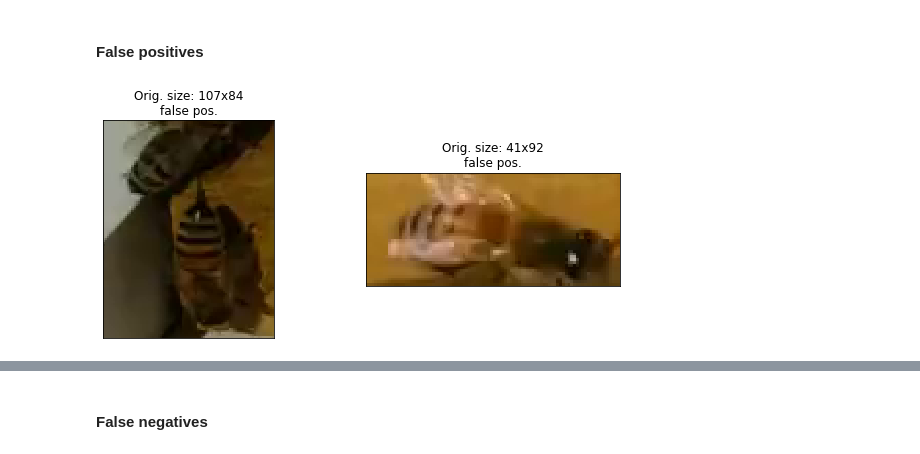
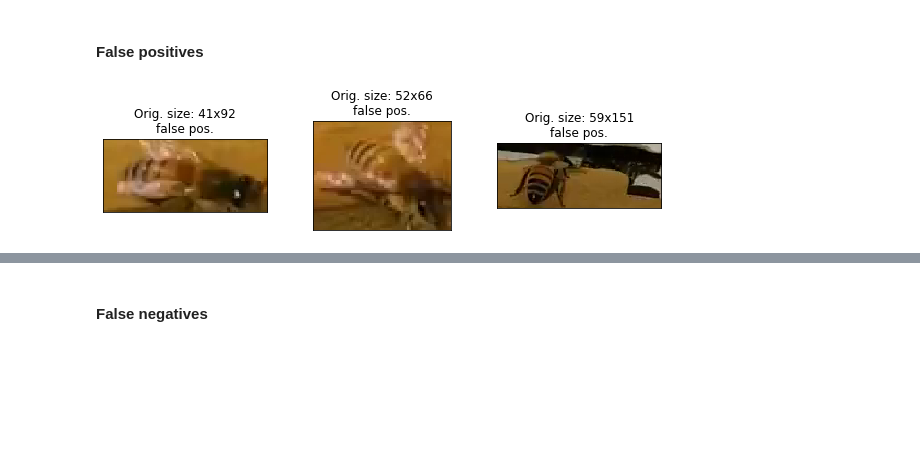
Before and after one commit to Shaddyjr/bee-image-classifier, a Jupyter notebook: code/project_notebook.ipynb, the cells around one changed output, grey strips where cells are left out. Saved outputs shown, nothing was run; the diff lists cells and outputs as text; code cells hidden in the pictures; blank space fills up the shorter version.

Commit message:
54x50 images redo

```diff
--- a/code/project_notebook.ipynb
+++ b/code/project_notebook.ipynb
@@ -784,6 +778,9 @@ By using the original (standardized) images, we can effectively set a basis for
 # %% [markdown]
 ### No Transformation Model Preparation
 # %%
+MODEL_PATH = "../models"
+model_name = "original"
+
 datagen_params = dict()
 
 datagens = create_datagens(
@@ -805,16 +802,19 @@ grid_params = {
     "epochs"          : [50]
 }
 
-best_original_model = gridSearchCNN(
-    datagens = datagens,
-    grid_params = grid_params,
-    random_state=random_state,
-    optimizer = RMSprop(lr=0.0001, decay=1e-6),
-    save_best = True
-)
+# best_original_model = gridSearchCNN(
+#     datagens     = datagens,
+#     grid_params  = grid_params,
+#     random_state = random_state,
+#     optimizer    = RMSprop(lr = 0.0001, decay = 1e-6),
+#     file_name    = f"{MODEL_PATH}/best_{model_name}.h5"
+# )
 
-# Loading previously trained model
-best_original_model = {"best_model": load_model("../models/best_original.h5")}
+stored_model_path = f"{MODEL_PATH}/{model_name}_model.p"
+
+# pickle.dump(best_original_model, open(stored_model_path, 'wb'))
+
+best_original_model = pickle.load(open(stored_model_path, 'rb'))
 # %% [output]
 Found 2956 validated image filenames belonging to 2 classes.
 Found 1479 validated image filenames belonging to 2 classes.
@@ -899,6 +900,6 @@ The model only shows 4 error from the test dataset.
 # %%
 false_positives_files = orig_missed[(orig_missed["has_varroa"] != orig_missed["pred"]) & (orig_missed["pred"] == 1)]["file"]
 _images = get_image_data(false_positives_files)
-show_results(_images, [image.shape for image in _images], "false pos.", ncols=2, height=4)
+show_results(_images, [image.shape for image in _images], "false pos.", ncols=3)
 # %% [output]
-[figure, old version]
+[figure, new version]
```
Also changed, not shown: parts of 36 cells of this notebook, 7 other files.
